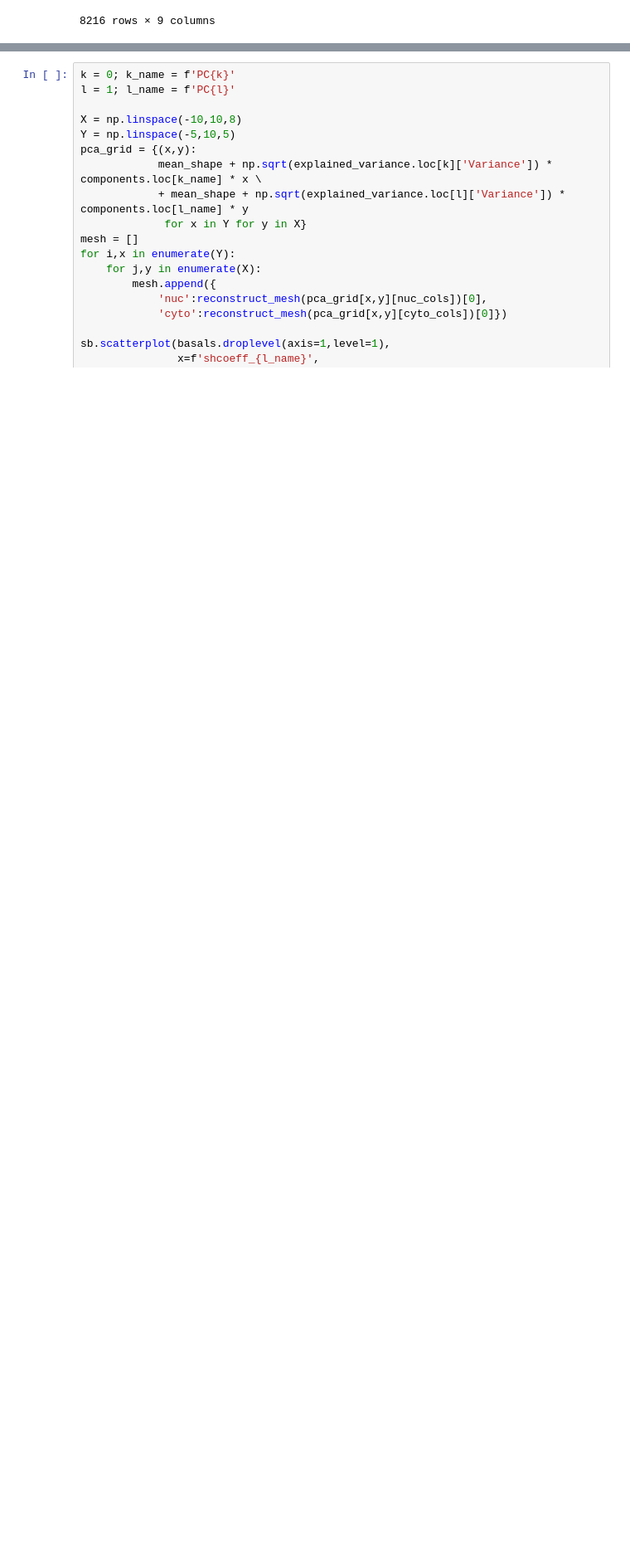
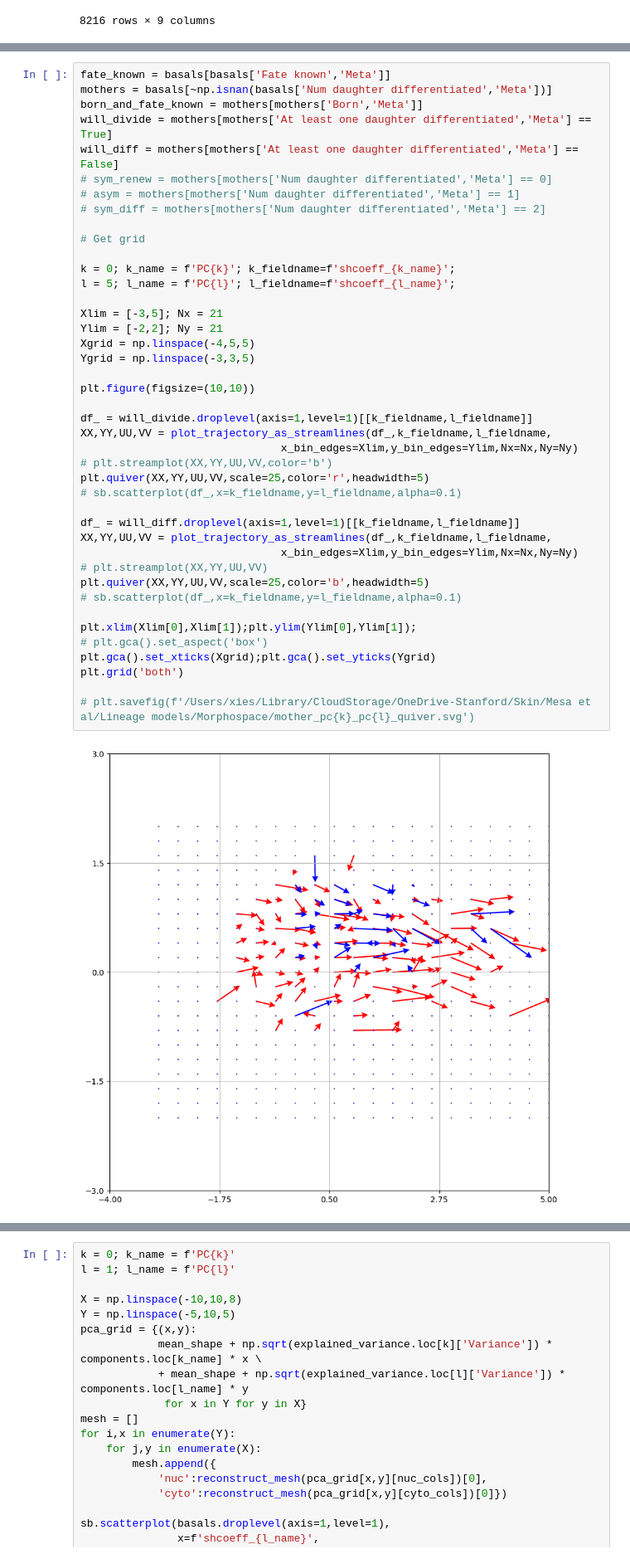
Before and after one commit to xies/mouse_skin_size_control, a Jupyter notebook: 2025_lineage_analysis/morphometrics/visualize_PCA_space.ipynb, the cells around one changed output, grey strips where cells are left out. Shown at 83% size. Cells and saved outputs as stored; diff of their text form; blank space fills up the shorter version.

```diff
--- a/2025_lineage_analysis/morphometrics/visualize_PCA_space.ipynb
+++ b/2025_lineage_analysis/morphometrics/visualize_PCA_space.ipynb
@@ -114,0 +186,44 @@ basal_pcs
+# %%
+fate_known = basals[basals['Fate known','Meta']]
+mothers = basals[~np.isnan(basals['Num daughter differentiated','Meta'])]
+born_and_fate_known = mothers[mothers['Born','Meta']]
+will_divide = mothers[mothers['At least one daughter differentiated','Meta'] == True]
+will_diff = mothers[mothers['At least one daughter differentiated','Meta'] == False]
+# sym_renew = mothers[mothers['Num daughter differentiated','Meta'] == 0]
+# asym = mothers[mothers['Num daughter differentiated','Meta'] == 1]
+# sym_diff = mothers[mothers['Num daughter differentiated','Meta'] == 2]
+
+# Get grid
+
+k = 0; k_name = f'PC{k}'; k_fieldname=f'shcoeff_{k_name}';
+l = 5; l_name = f'PC{l}'; l_fieldname=f'shcoeff_{l_name}';
+
+Xlim = [-3,5]; Nx = 21
+Ylim = [-2,2]; Ny = 21
+Xgrid = np.linspace(-4,5,5)
+Ygrid = np.linspace(-3,3,5)
+
+plt.figure(figsize=(10,10))
+
+df_ = will_divide.droplevel(axis=1,level=1)[[k_fieldname,l_fieldname]]
+XX,YY,UU,VV = plot_trajectory_as_streamlines(df_,k_fieldname,l_fieldname,
+                               x_bin_edges=Xlim,y_bin_edges=Ylim,Nx=Nx,Ny=Ny)
+# plt.streamplot(XX,YY,UU,VV,color='b')
+plt.quiver(XX,YY,UU,VV,scale=25,color='r',headwidth=5)
+# sb.scatterplot(df_,x=k_fieldname,y=l_fieldname,alpha=0.1)
+
+df_ = will_diff.droplevel(axis=1,level=1)[[k_fieldname,l_fieldname]]
+XX,YY,UU,VV = plot_trajectory_as_streamlines(df_,k_fieldname,l_fieldname,
+                               x_bin_edges=Xlim,y_bin_edges=Ylim,Nx=Nx,Ny=Ny)
+# plt.streamplot(XX,YY,UU,VV)
+plt.quiver(XX,YY,UU,VV,scale=25,color='b',headwidth=5)
+# sb.scatterplot(df_,x=k_fieldname,y=l_fieldname,alpha=0.1)
+
+plt.xlim(Xlim[0],Xlim[1]);plt.ylim(Ylim[0],Ylim[1]);
+# plt.gca().set_aspect('box')
+plt.gca().set_xticks(Xgrid);plt.gca().set_yticks(Ygrid)
+plt.grid('both')
+
+# plt.savefig(f'/Users/xies/Library/CloudStorage/OneDrive-Stanford/Skin/Mesa et al/Lineage models/Morphospace/mother_pc{k}_pc{l}_quiver.svg')
+# %% [output]
+[figure, added]
```
Also changed, not shown: parts of 13 cells of this notebook.
